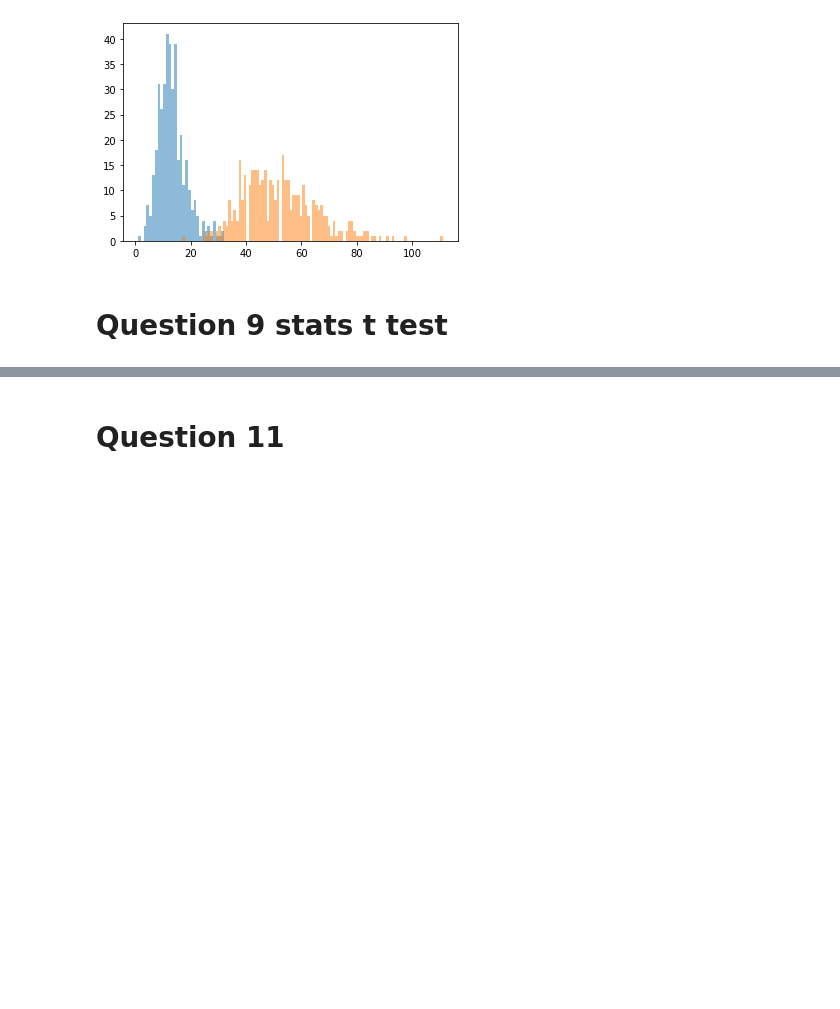
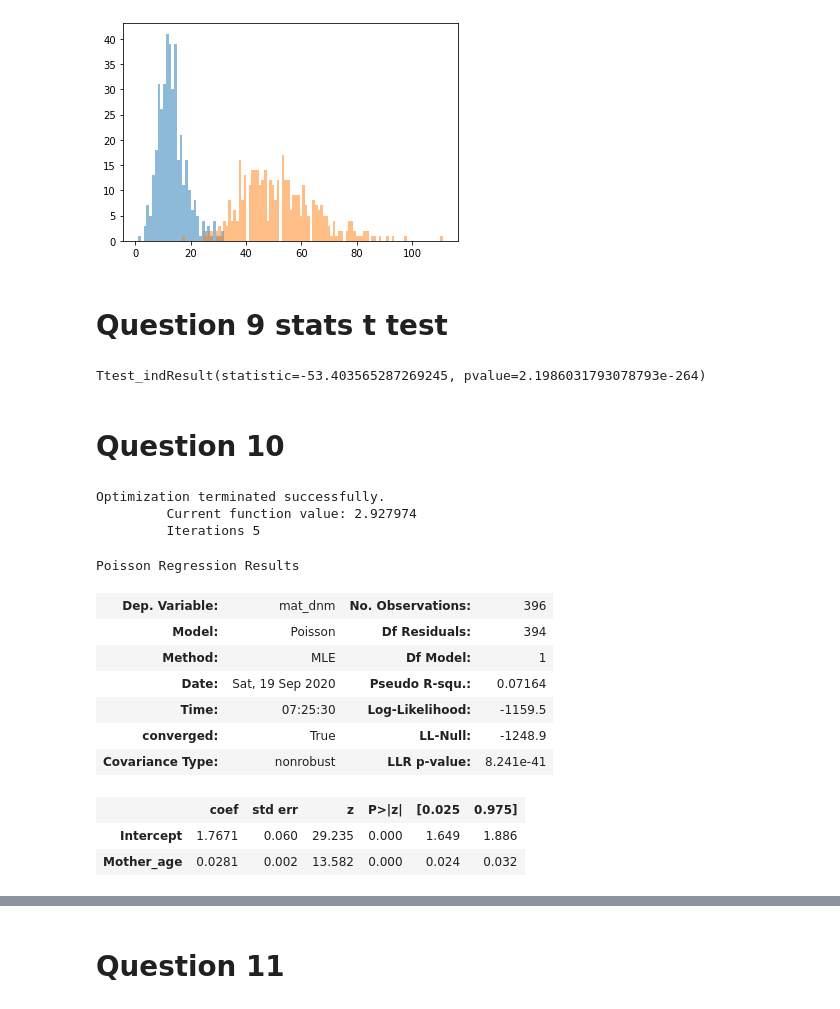
Before and after one commit to vmorri12/qbb2020-answers, a Jupyter notebook: day5-lunch/day5-lunch.ipynb, the cells around one changed output, grey strips where cells are left out. Saved outputs shown, nothing was run; the diff lists cells and outputs as text; code cells hidden in the pictures; blank space fills up the shorter version.

```diff
--- a/day5-lunch/day5-lunch.ipynb
+++ b/day5-lunch/day5-lunch.ipynb
@@ -204,0 +209,25 @@ plt.show()
+# %%
+stats.ttest_ind(new_df_3["mat_dnm"], new_df_3["pat_dnm"])
+# %% [output]
+Ttest_indResult(statistic=-53.403565287269245, pvalue=2.1986031793078793e-264)
+# %% [markdown]
+# Question 10
+# %%
+model = smf.poisson(formula="mat_dnm ~ Mother_age", data =new_df_3)
+results= model.fit()
+results.summary()
+# %% [output]
+Optimization terminated successfully.
+         Current function value: 2.927974
+         Iterations 5
+Poisson Regression Results
+| Dep. Variable: | mat_dnm | No. Observations: | 396 |
+| Model: | Poisson | Df Residuals: | 394 |
+| Method: | MLE | Df Model: | 1 |
+| Date: | Sat, 19 Sep 2020 | Pseudo R-squ.: | 0.07164 |
+| Time: | 07:25:30 | Log-Likelihood: | -1159.5 |
+| converged: | True | LL-Null: | -1248.9 |
+| Covariance Type: | nonrobust | LLR p-value: | 8.241e-41 |
+|  | coef | std err | z | P>|z| | [0.025 | 0.975] |
+| Intercept | 1.7671 | 0.060 | 29.235 | 0.000 | 1.649 | 1.886 |
+| Mother_age | 0.0281 | 0.002 | 13.582 | 0.000 | 0.024 | 0.032 |
```
Also changed, not shown: parts of 20 cells of this notebook.
